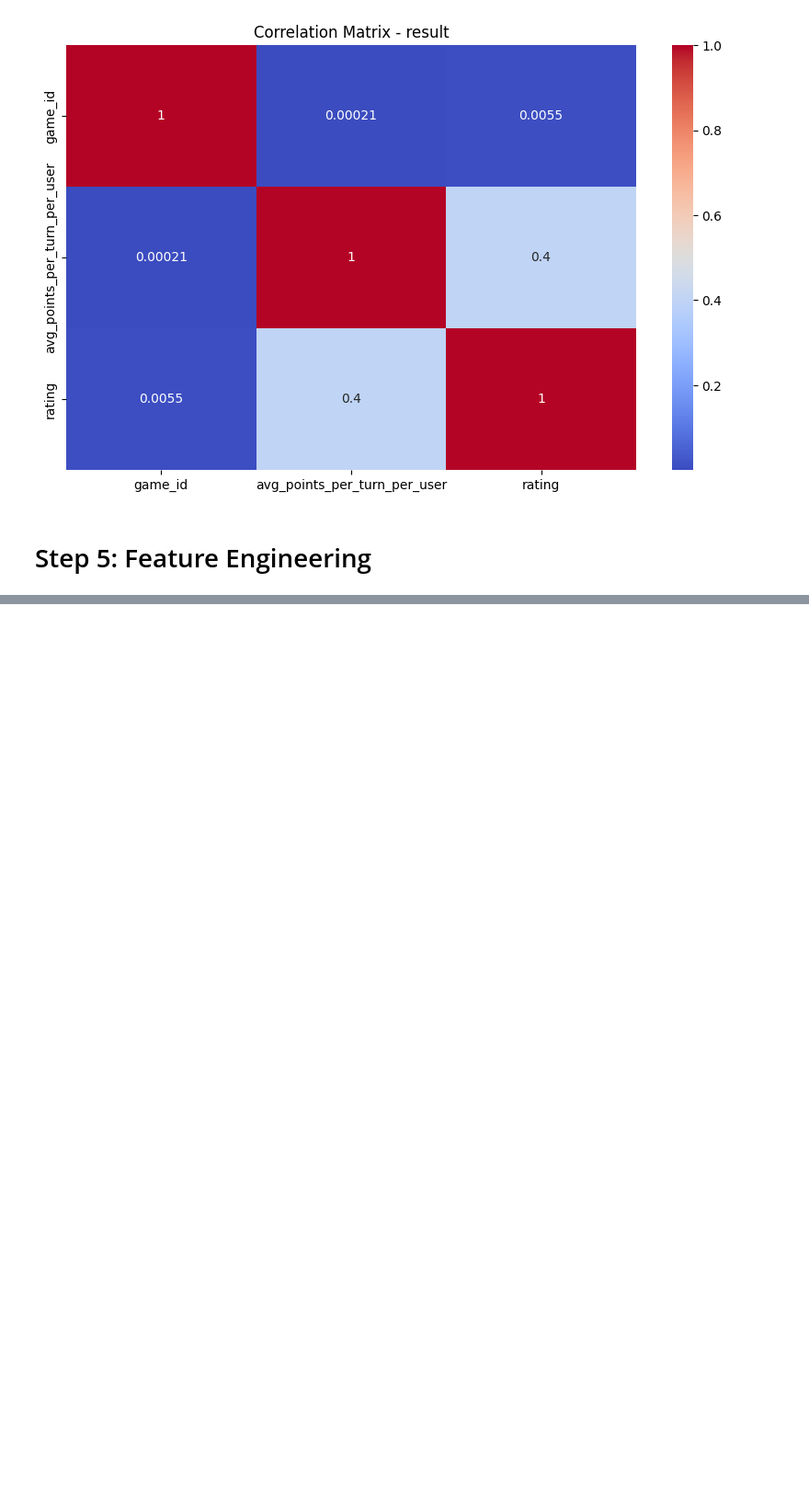
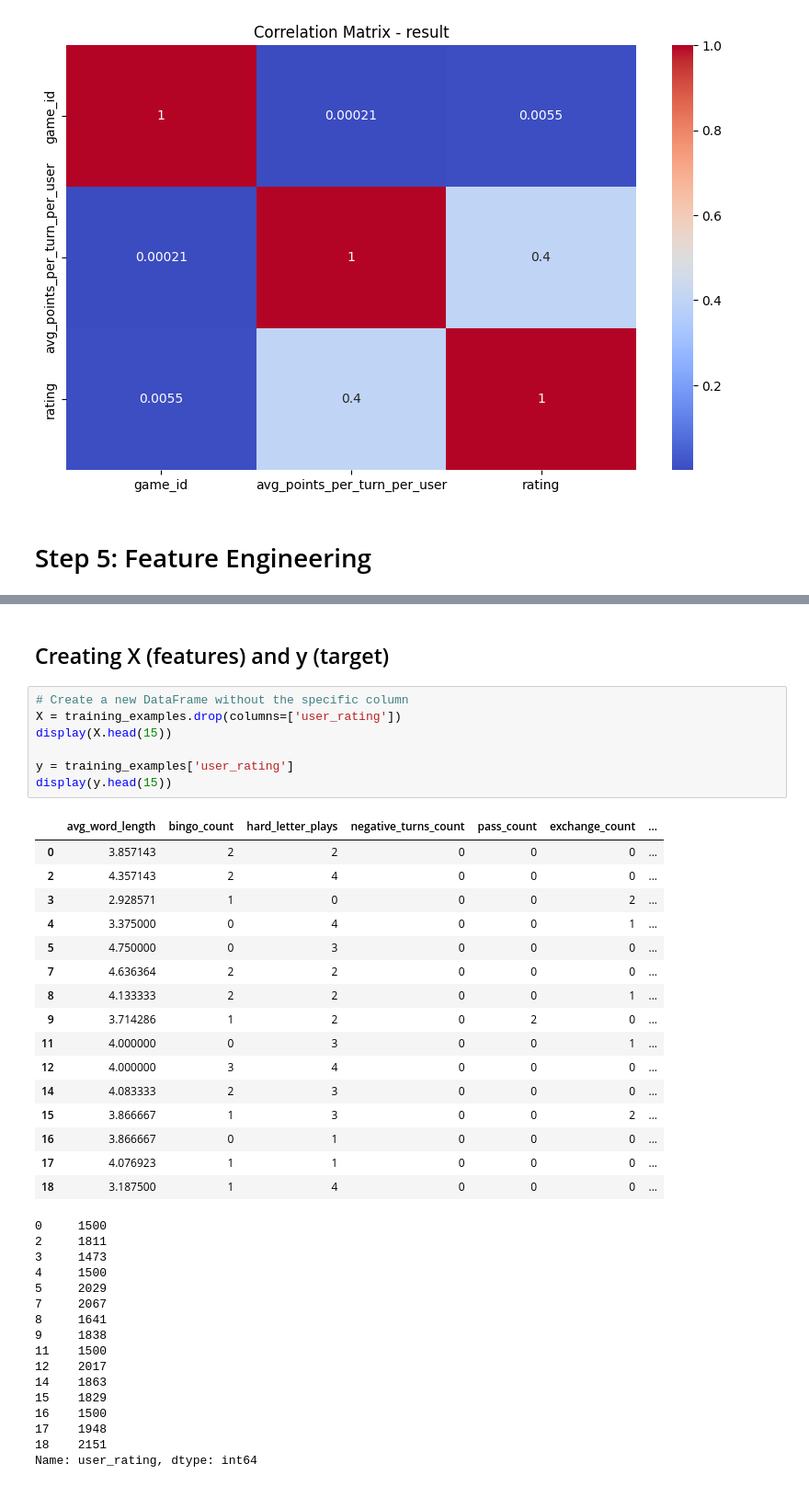
Before and after one commit to OrBenNaim/Scrabble, a Jupyter notebook: jupyter_notebook/Scrabble_EDA.ipynb, the cells around one changed output, grey strips where cells are left out. Shown at 92% size. Drawn from its saved outputs; the diff is of its cells as text; blank space fills up the shorter version.

```diff
--- a/jupyter_notebook/Scrabble_EDA.ipynb
+++ b/jupyter_notebook/Scrabble_EDA.ipynb
@@ -310,0 +360,42 @@ None
+# %% [markdown]
+## Creating X (features) and y (target)
+# %%
+# Create a new DataFrame without the specific column
+X = training_examples.drop(columns=['user_rating'])
+display(X.head(15))
+
+y = training_examples['user_rating']
+display(y.head(15))
+# %% [output]
+|  | avg_word_length | bingo_count | hard_letter_plays | negative_turns_count | pass_count | exchange_count | ... |
+| 0 | 3.857143 | 2 | 2 | 0 | 0 | 0 | ... |
+| 2 | 4.357143 | 2 | 4 | 0 | 0 | 0 | ... |
+| 3 | 2.928571 | 1 | 0 | 0 | 0 | 2 | ... |
+| 4 | 3.375000 | 0 | 4 | 0 | 0 | 1 | ... |
+| 5 | 4.750000 | 0 | 3 | 0 | 0 | 0 | ... |
+| 7 | 4.636364 | 2 | 2 | 0 | 0 | 0 | ... |
+| 8 | 4.133333 | 2 | 2 | 0 | 0 | 1 | ... |
+| 9 | 3.714286 | 1 | 2 | 0 | 2 | 0 | ... |
+| 11 | 4.000000 | 0 | 3 | 0 | 0 | 1 | ... |
+| 12 | 4.000000 | 3 | 4 | 0 | 0 | 0 | ... |
+| 14 | 4.083333 | 2 | 3 | 0 | 0 | 0 | ... |
+| 15 | 3.866667 | 1 | 3 | 0 | 0 | 2 | ... |
+| 16 | 3.866667 | 0 | 1 | 0 | 0 | 0 | ... |
+| 17 | 4.076923 | 1 | 1 | 0 | 0 | 0 | ... |
+| 18 | 3.187500 | 1 | 4 | 0 | 0 | 0 | ... |
+0     1500
+2     1811
+3     1473
+4     1500
+5     2029
+7     2067
+8     1641
+9     1838
+11    1500
+12    2017
+14    1863
+15    1829
+16    1500
+17    1948
+18    2151
+Name: user_rating, dtype: int64
```
Also changed, not shown: parts of 7 cells of this notebook.
